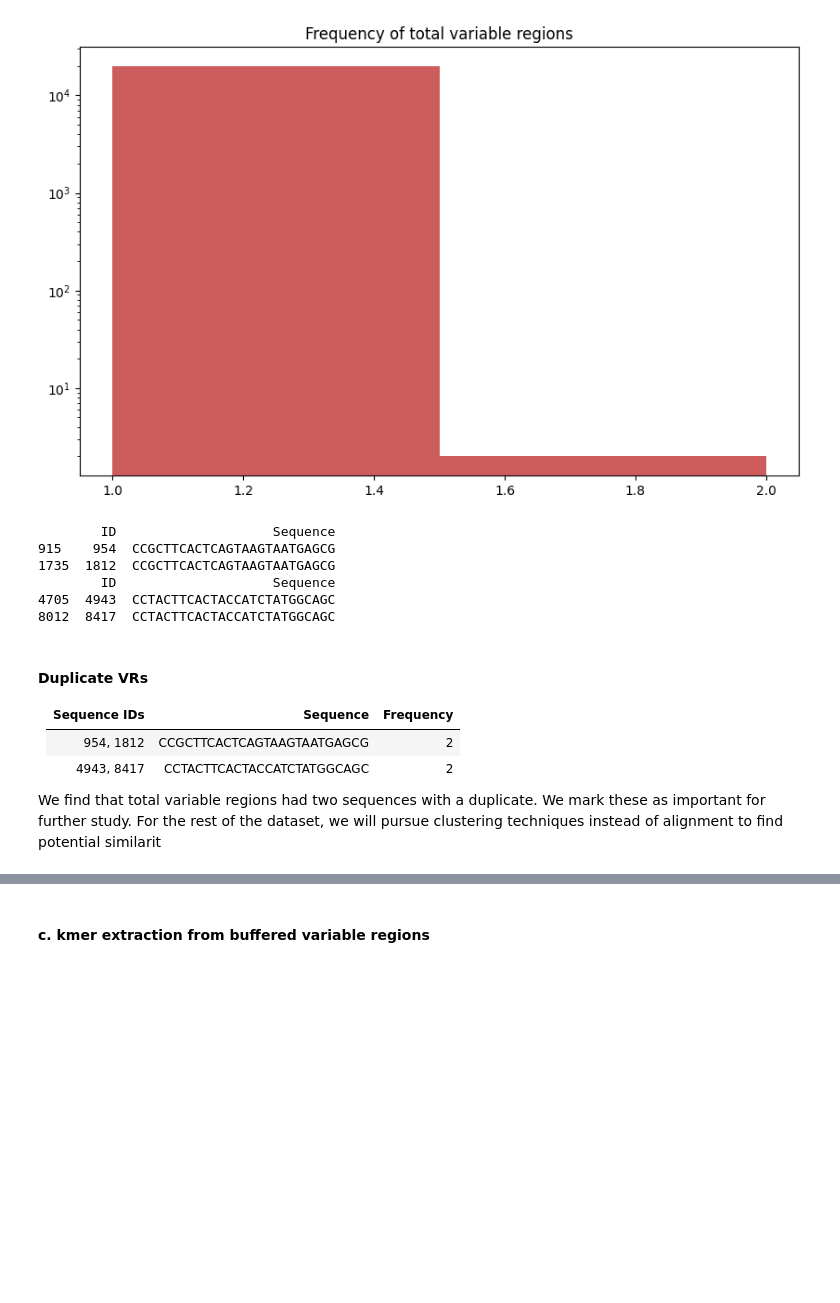
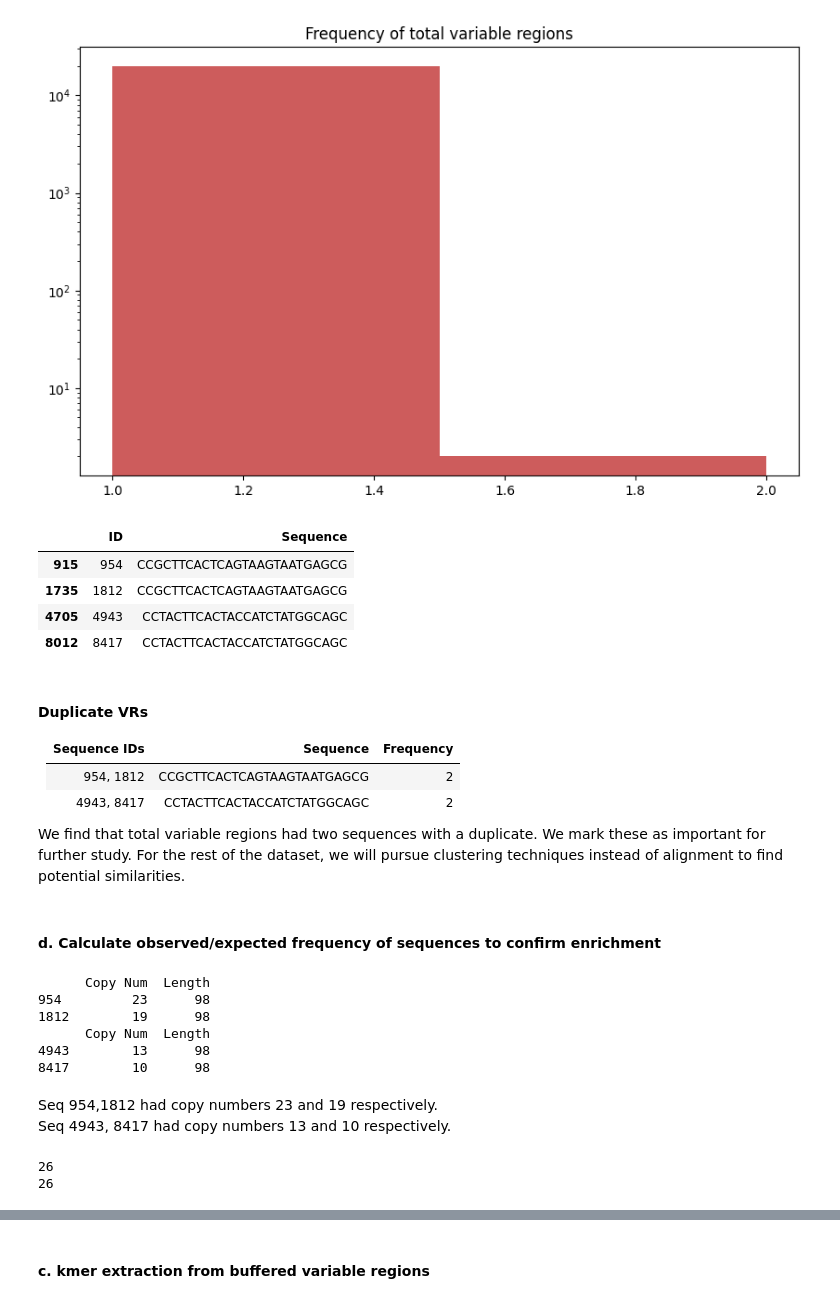
Before and after one commit to sheisroot/pH-sequence-design, a Jupyter notebook: Code/VR-kmer-analysis.ipynb, the cells around one changed output, grey strips where cells are left out. Drawn from its saved outputs; the diff is of its cells as text; code cells hidden in the pictures; blank space fills up the shorter version.

```diff
--- a/Code/VR-kmer-analysis.ipynb
+++ b/Code/VR-kmer-analysis.ipynb
@@ -199,16 +200,13 @@ plt.show()
 # %% [output]
 [figure]
 # %%
-print(vdf[vdf['Sequence'] =='CCGCTTCACTCAGTAAGTAATGAGCG'])
-
-print(vdf[vdf['Sequence'] =='CCTACTTCACTACCATCTATGGCAGC'])
+vdf[vdf['Sequence'].isin(['CCGCTTCACTCAGTAAGTAATGAGCG', 'CCTACTTCACTACCATCTATGGCAGC'])]
 # %% [output]
-        ID                    Sequence
-915    954  CCGCTTCACTCAGTAAGTAATGAGCG
-1735  1812  CCGCTTCACTCAGTAAGTAATGAGCG
-        ID                    Sequence
-4705  4943  CCTACTTCACTACCATCTATGGCAGC
-8012  8417  CCTACTTCACTACCATCTATGGCAGC
+|  | ID | Sequence |
+| 915 | 954 | CCGCTTCACTCAGTAAGTAATGAGCG |
+| 1735 | 1812 | CCGCTTCACTCAGTAAGTAATGAGCG |
+| 4705 | 4943 | CCTACTTCACTACCATCTATGGCAGC |
+| 8012 | 8417 | CCTACTTCACTACCATCTATGGCAGC |
 # %% [markdown]
 #### Duplicate VRs
 | Sequence IDs | Sequence | Frequency |
@@ -216,4 +214,28 @@ print(vdf[vdf['Sequence'] =='CCTACTTCACTACCATCTATGGCAGC'])
 | 954, 1812 | CCGCTTCACTCAGTAAGTAATGAGCG | 2 |
 | 4943, 8417 | CCTACTTCACTACCATCTATGGCAGC | 2 |
 
-We find that total variable regions had two sequences with a duplicate. We mark these as important for further study.  For the rest of the dataset, we will pursue clustering techniques instead of alignment to find potential similarit
+We find that total variable regions had two sequences with a duplicate. We mark these as important for further study.  For the rest of the dataset, we will pursue clustering techniques instead of alignment to find potential similarities.
+# %% [markdown]
+#### d. Calculate observed/expected frequency of sequences to confirm enrichment
+# %%
+# Get copy numbers of the duplicated VRs
+print(df[df['Sequence'].str.contains('CCGCTTCACTCAGTAAGTAATGAGCG')].drop('Sequence', axis=1))
+
+print(df[df['Sequence'].str.contains('CCTACTTCACTACCATCTATGGCAGC')].drop('Sequence', axis=1))
+# %% [output]
+      Copy Num  Length
+954         23      98
+1812        19      98
+      Copy Num  Length
+4943        13      98
+8417        10      98
+# %% [markdown]
+Seq 954,1812 had copy numbers 23 and 19 respectively.
+Seq 4943, 8417 had copy numbers 13 and 10 respectively.
+# %%
+
+print(len('CCGCTTCACTCAGTAAGTAATGAGCG'))
+print(len('CCTACTTCACTACCATCTATGGCAGC'))
+# %% [output]
+26
+26
```
Also changed, not shown: parts of 16 cells of this notebook, 1 other file.
